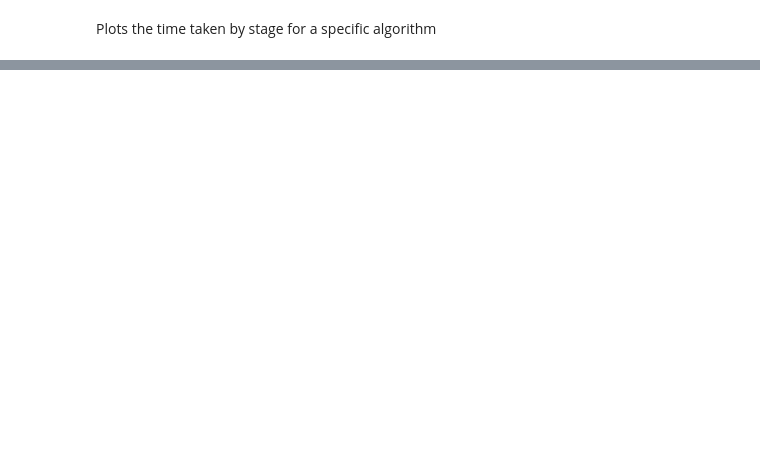
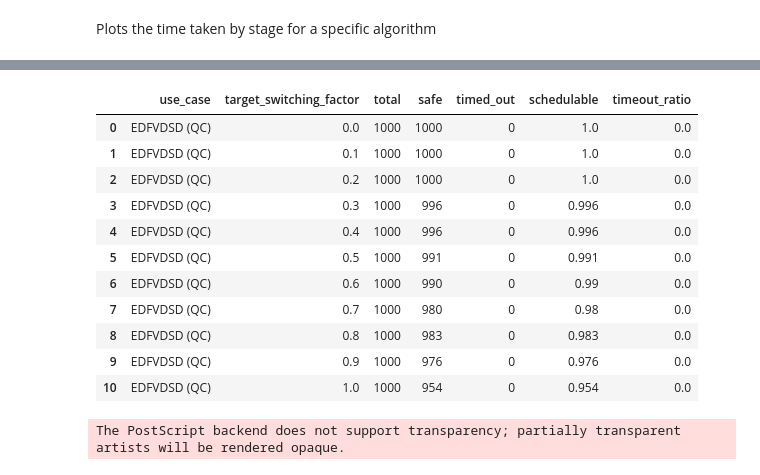
Before and after one commit to Jordan-Sun/mixed-criticality-graph-xp, a Jupyter notebook: notebooks/charts-rtss.ipynb, the cells around one changed output, grey strips where cells are left out. Cells and saved outputs as stored; diff of their text form; code cells hidden in the pictures; blank space fills up the shorter version.

```diff
--- a/notebooks/charts-rtss.ipynb
+++ b/notebooks/charts-rtss.ipynb
@@ -869,0 +923,54 @@ for use_case in use_cases:
+# %%
+def aggregate_switching_factor_schedulability(frame):
+    exact = frame.loc[:, ["target_switching_factor", "use_case", "is_safe", "timeout"]].copy()
+    exact["timeout"] = as_nullable_boolean(exact["timeout"], "timeout")
+    exact["is_safe"] = as_nullable_boolean(exact["is_safe"], "is_safe")
+    if exact["timeout"].isna().any():
+        raise ValueError("Exact-search rows must have a timeout value")
+    inconsistent = exact["is_safe"].isna() & ~exact["timeout"]
+    if inconsistent.any():
+        raise ValueError("Missing is_safe on a switching-factor row without a timeout")
+    exact["safe_count"] = exact["is_safe"].fillna(False).astype("int64")
+    exact["timeout_count"] = exact["timeout"].astype("int64")
+    aggregated = (
+        exact.groupby(["use_case", "target_switching_factor"], as_index=False)
+        .agg(total=("is_safe", "size"), safe=("safe_count", "sum"), timed_out=("timeout_count", "sum"))
+    )
+    aggregated["schedulable"] = aggregated["safe"] / aggregated["total"]
+    aggregated["timeout_ratio"] = aggregated["timed_out"] / aggregated["total"]
+    return aggregated
+
+df_switching_exact = aggregate_switching_factor_schedulability(df_switching)
+df_switching_exact["use_case"] = df_switching_exact["use_case"].replace(r"ACBFS, ", "", regex=True)
+
+bound_columns = {
+    "EDFVD_test": "EDF-VD (sufficient)",
+    "EDFVD_test_new": "EDF-VD (sufficient, new)",
+    "EDFVDSD_test": "EDF-VDSD (sufficient)",
+    "OPT_SEMI_test": "SEMI (optimal)",
+}
+taskset_keys = ["taskset_file", "taskset_position"]
+df_switching_tasksets = df_switching.drop_duplicates(taskset_keys)
+df_switching_bounds = df_switching_tasksets[
+    ["target_switching_factor", *bound_columns]
+].rename(columns=bound_columns).melt(
+    id_vars="target_switching_factor", var_name="use_case", value_name="schedulable"
+)
+df_switching_bounds["schedulable"] = as_nullable_boolean(
+    df_switching_bounds["schedulable"], "sufficient schedulability test"
+)
+
+df_switching_exact
+# %% [output]
+|  | use_case | target_switching_factor | total | safe | timed_out | schedulable | timeout_ratio |
+| 0 | EDFVDSD (QC) | 0.0 | 1000 | 1000 | 0 | 1.0 | 0.0 |
+| 1 | EDFVDSD (QC) | 0.1 | 1000 | 1000 | 0 | 1.0 | 0.0 |
+| 2 | EDFVDSD (QC) | 0.2 | 1000 | 1000 | 0 | 1.0 | 0.0 |
+| 3 | EDFVDSD (QC) | 0.3 | 1000 | 996 | 0 | 0.996 | 0.0 |
+| 4 | EDFVDSD (QC) | 0.4 | 1000 | 996 | 0 | 0.996 | 0.0 |
+| 5 | EDFVDSD (QC) | 0.5 | 1000 | 991 | 0 | 0.991 | 0.0 |
+| 6 | EDFVDSD (QC) | 0.6 | 1000 | 990 | 0 | 0.99 | 0.0 |
+| 7 | EDFVDSD (QC) | 0.7 | 1000 | 980 | 0 | 0.98 | 0.0 |
+| 8 | EDFVDSD (QC) | 0.8 | 1000 | 983 | 0 | 0.983 | 0.0 |
+| 9 | EDFVDSD (QC) | 0.9 | 1000 | 976 | 0 | 0.976 | 0.0 |
+| 10 | EDFVDSD (QC) | 1.0 | 1000 | 954 | 0 | 0.954 | 0.0 |
@@ -869,0 +1009,13 @@ for use_case in use_cases:
+# %%
+date = datetime.datetime.now().strftime("%Y%m%d")
+os.makedirs(f"./figs/{date}", exist_ok=True)
+f.savefig(
+    f"./figs/{date}/{datetime.datetime.now().strftime('%Y%m%d_%H%M%S')}_switching_factor.eps",
+    bbox_inches="tight",
+)
+f.savefig(
+    f"./figs/{date}/{datetime.datetime.now().strftime('%Y%m%d_%H%M%S')}_switching_factor.png",
+    bbox_inches="tight",
+)
+# %% [output]
+The PostScript backend does not support transparency; partially transparent artists will be rendered opaque.
```
Also changed, not shown: parts of 68 cells of this notebook, 26 other files.
